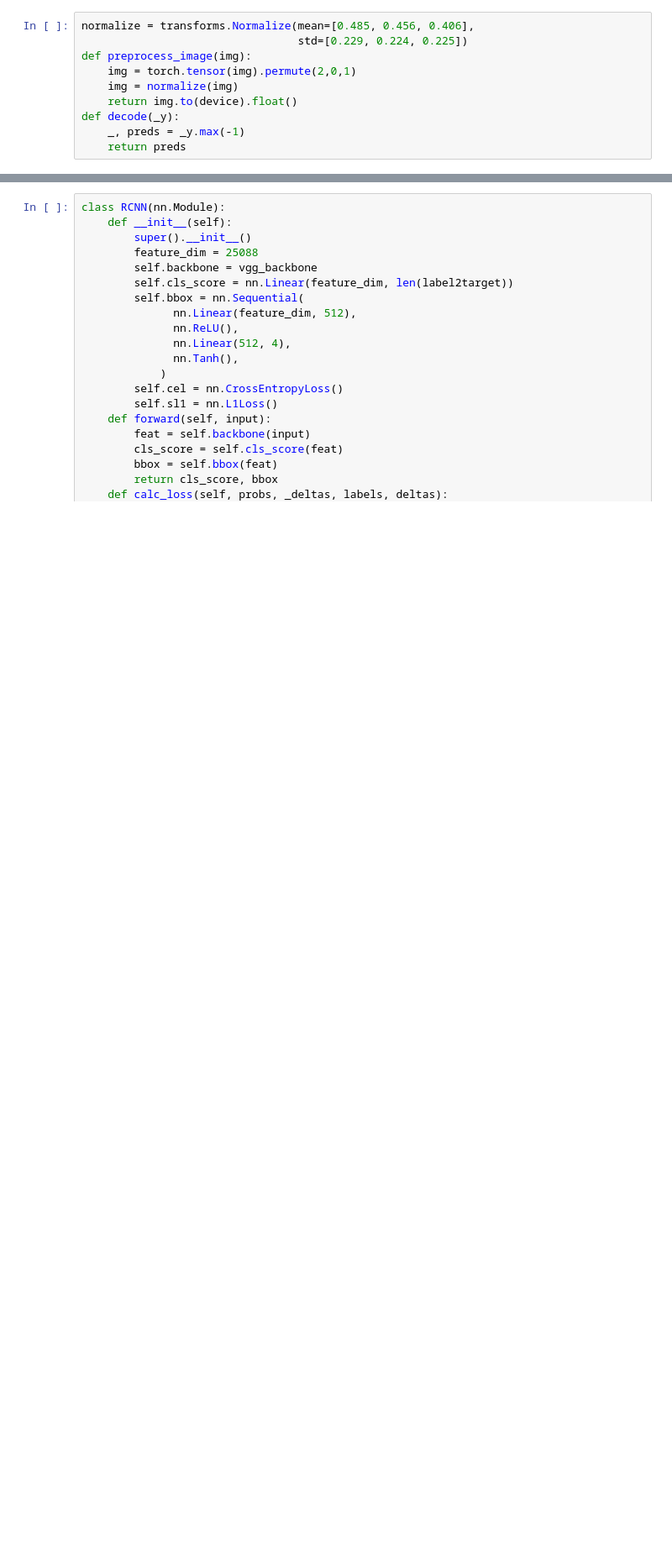
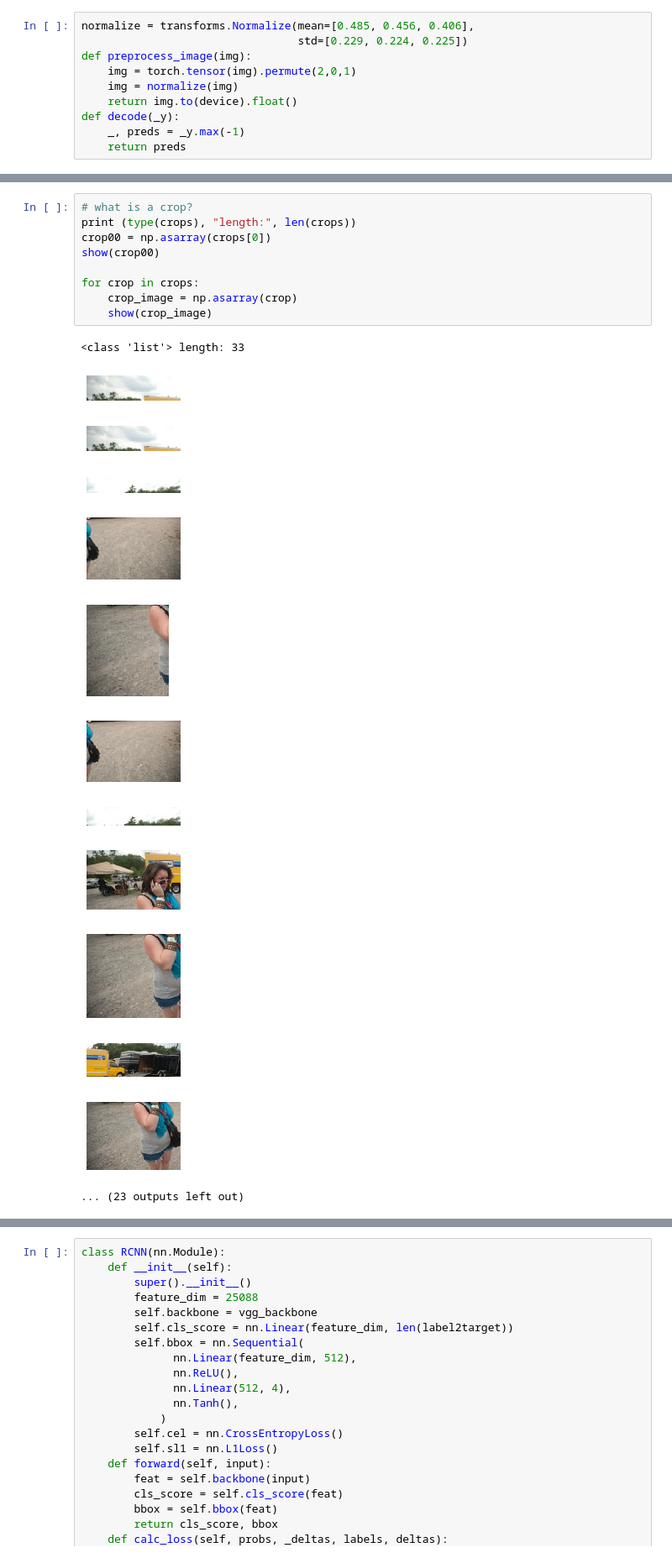
Before and after one commit to duffjay/pytorch_samples, a Jupyter notebook: modern_cv_pytorch/Chapt07_Training_RCNN.ipynb, the cells around one changed output, grey strips where cells are left out. Shown at 84% size. Saved outputs shown, nothing was run; the diff lists cells and outputs as text; blank space fills up the shorter version.

```diff
--- a/modern_cv_pytorch/Chapt07_Training_RCNN.ipynb
+++ b/modern_cv_pytorch/Chapt07_Training_RCNN.ipynb
@@ -218 +320,24 @@ class RCNNDataset(Dataset):
+# %%
+# what is a crop?
+print (type(crops), "length:", len(crops))
+crop00 = np.asarray(crops[0])
+show(crop00)
+
+for crop in crops:
+    crop_image = np.asarray(crop)
+    show(crop_image)
+# %% [output]
+<class 'list'> length: 33
+[figure, added]
+[figure, added]
+[figure, added]
+[figure, added]
+[figure, added]
+[figure, added]
+[figure, added]
+[figure, added]
+[figure, added]
+[figure, added]
+[figure, added]
+... (23 outputs left out)
 # %%
```
Also changed, not shown: parts of 17 cells of this notebook.
